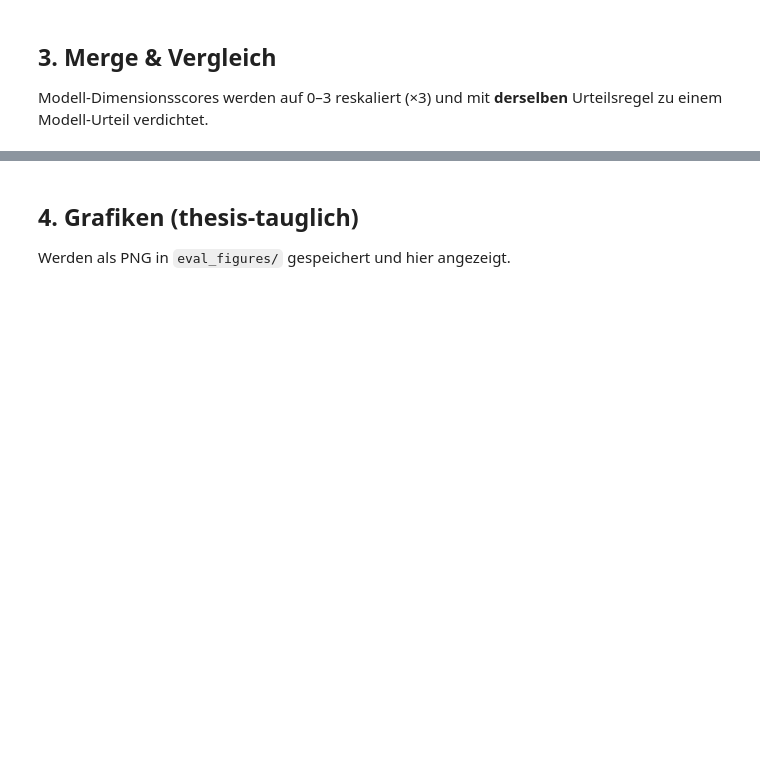
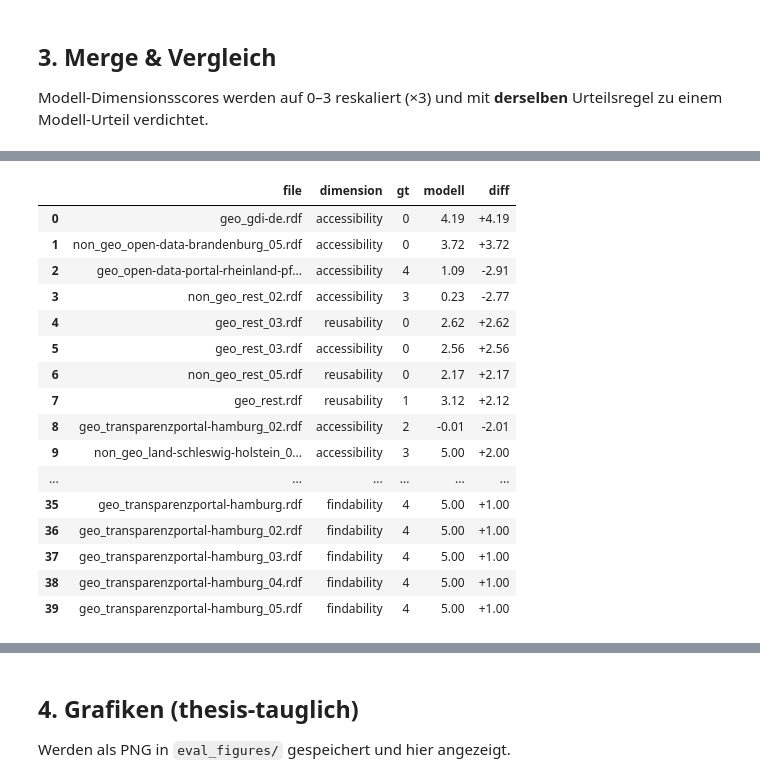
Before and after one commit to LarsBuergerr/master_thesis_prototype, a Jupyter notebook: playground/notebooks/10_ground_truth_evaluation.ipynb, the cells around one changed output, grey strips where cells are left out. Drawn from its saved outputs; the diff is of its cells as text; code cells hidden in the pictures; blank space fills up the shorter version.

```diff
--- a/playground/notebooks/10_ground_truth_evaluation.ipynb
+++ b/playground/notebooks/10_ground_truth_evaluation.ipynb
@@ -154,0 +247,51 @@ else:
+# %%
+if result is not None:
+    import pandas as pd
+    from evaluation.ground_truth import DIM_MAP
+
+    TOP_N = 20  # Anzahl der auffälligsten Fälle je Dimension
+
+    # ── Pro Dimension: Top-Abweichungen ─────────────────────────────────────
+    print('=== Größte Abweichungen pro Dimension (|Modell_0-5 − GT| absteigend) ===')
+    diff_frames = []
+    for gt_col, dim in DIM_MAP.items():
+        model_col = f'model_{dim}_0_5'
+        sub = merged[['file', gt_col, model_col]].dropna().copy()
+        sub['diff'] = sub[model_col] - sub[gt_col]
+        sub['abs_diff'] = sub['diff'].abs()
+        sub['dimension'] = dim
+        sub = sub.rename(columns={gt_col: 'gt', model_col: 'modell'})
+        diff_frames.append(sub)
+
+        top = sub.nlargest(TOP_N, 'abs_diff')[['file', 'gt', 'modell', 'diff']]
+        print(f'\n  {dim}')
+        for _, row in top.iterrows():
+            direction = '↑ Modell zu hoch' if row['diff'] > 0 else '↓ Modell zu niedrig'
+            print(f'    {row["file"]:<45}  GT={row["gt"]:.1f}  M={row["modell"]:.1f}  Δ={row["diff"]:+.2f}  {direction}')
+
+    # ── Gesamt: Top-Abweichungen über alle Dimensionen ──────────────────────
+    all_diffs = pd.concat(diff_frames, ignore_index=True)
+    print(f'\n=== Gesamt-Top-{TOP_N*2}: größte Einzelabweichungen über alle Dimensionen ===')
+    top_all = all_diffs.nlargest(TOP_N * 2, 'abs_diff')[['file', 'dimension', 'gt', 'modell', 'diff']]
+    display(top_all.assign(
+        diff=top_all['diff'].map('{:+.2f}'.format),
+        gt=top_all['gt'].round(1),
+        modell=top_all['modell'].round(2),
+    ).reset_index(drop=True))
+
+    # ── Datensätze mit konsistent hoher Abweichung (Mittel über Dimensionen)
+    file_mean_diff = (
+        all_diffs.groupby('file')['abs_diff']
+        .mean()
+        .sort_values(ascending=False)
+        .head(TOP_N)
+    )
+    print(f'\n=== Top-{TOP_N} Datensätze mit höchster Ø-Abweichung über alle Dimensionen ===')
+    for fname, mean_diff in file_mean_diff.items():
+        row = merged[merged['file'] == fname].iloc[0]
+        verdict_gt  = row.get('gt_verdict', '?')
+        verdict_mod = row.get('model_verdict', '?')
+        print(f'  {fname:<45}  Ø|Δ|={mean_diff:.2f}  GT={verdict_gt}  Modell={verdict_mod}')
+else:
+    print('Übersprungen — keine Bewertungen.')
+# %% [output]
@@ -154,0 +315,17 @@ else:
+|  | file | dimension | gt | modell | diff |
+| 0 | geo_gdi-de.rdf | accessibility | 0 | 4.19 | +4.19 |
+| 1 | non_geo_open-data-brandenburg_05.rdf | accessibility | 0 | 3.72 | +3.72 |
+| 2 | geo_open-data-portal-rheinland-pf... | accessibility | 4 | 1.09 | -2.91 |
+| 3 | non_geo_rest_02.rdf | accessibility | 3 | 0.23 | -2.77 |
+| 4 | geo_rest_03.rdf | reusability | 0 | 2.62 | +2.62 |
+| 5 | geo_rest_03.rdf | accessibility | 0 | 2.56 | +2.56 |
+| 6 | non_geo_rest_05.rdf | reusability | 0 | 2.17 | +2.17 |
+| 7 | geo_rest.rdf | reusability | 1 | 3.12 | +2.12 |
+| 8 | geo_transparenzportal-hamburg_02.rdf | accessibility | 2 | -0.01 | -2.01 |
+| 9 | non_geo_land-schleswig-holstein_0... | accessibility | 3 | 5.00 | +2.00 |
+| ... | ... | ... | ... | ... | ... |
+| 35 | geo_transparenzportal-hamburg.rdf | findability | 4 | 5.00 | +1.00 |
+| 36 | geo_transparenzportal-hamburg_02.rdf | findability | 4 | 5.00 | +1.00 |
+| 37 | geo_transparenzportal-hamburg_03.rdf | findability | 4 | 5.00 | +1.00 |
+| 38 | geo_transparenzportal-hamburg_04.rdf | findability | 4 | 5.00 | +1.00 |
+| 39 | geo_transparenzportal-hamburg_05.rdf | findability | 4 | 5.00 | +1.00 |
```
Also changed, not shown: parts of 8 cells of this notebook, 7 other files.
